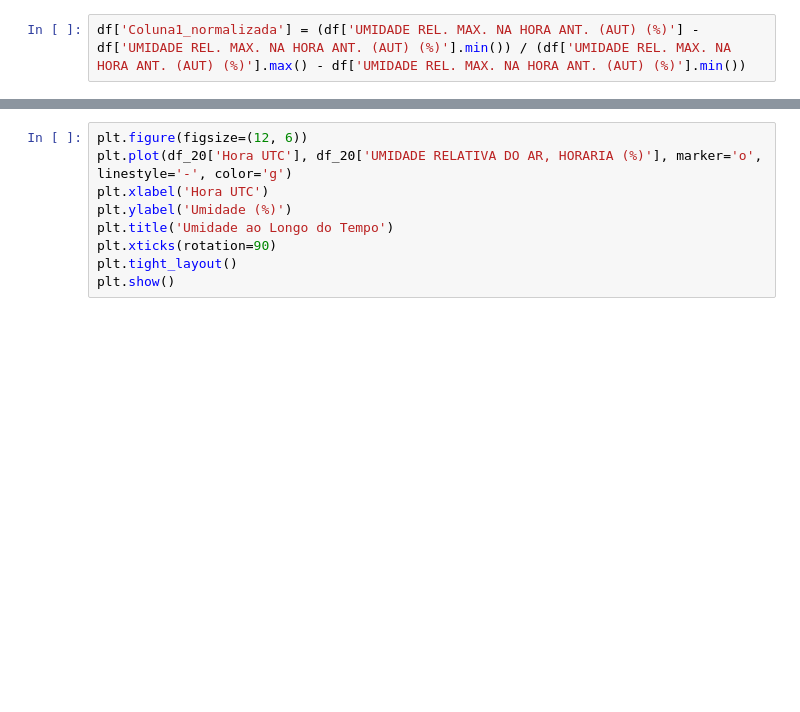
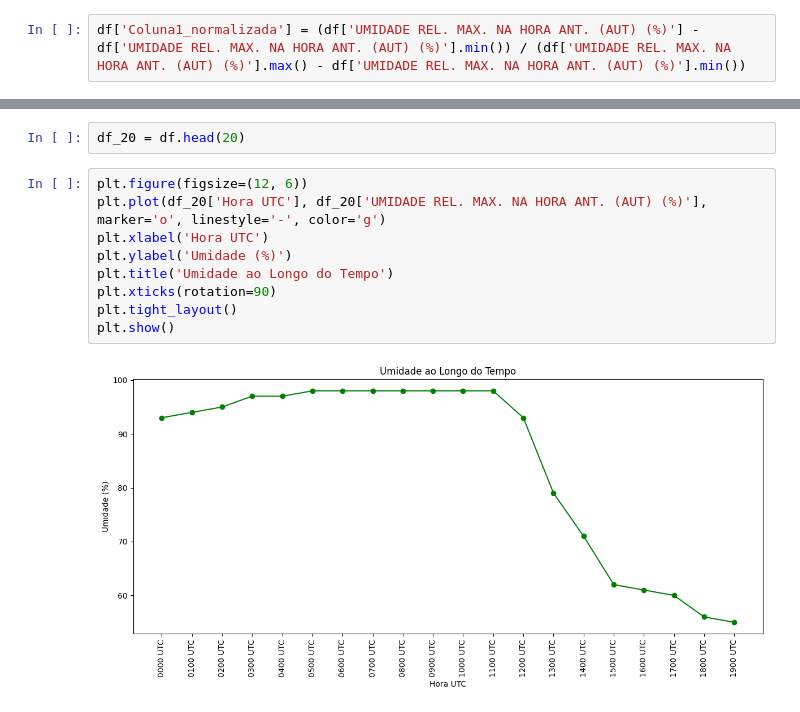
Before and after one commit to reprograma/on35-python-s11-pandas-numpy-I, a Jupyter notebook: exercicios/para-sala/exercicio.ipynb, the cells around one changed output, grey strips where cells are left out. Drawn from its saved outputs; the diff is of its cells as text; blank space fills up the shorter version.

```diff
--- a/exercicios/para-sala/exercicio.ipynb
+++ b/exercicios/para-sala/exercicio.ipynb
@@ -352,9 +382,13 @@ Instalando o matplolib
+# %%
+df_20 = df.head(20)
 # %%
 plt.figure(figsize=(12, 6))
-plt.plot(df_20['Hora UTC'], df_20['UMIDADE RELATIVA DO AR, HORARIA (%)'], marker='o', linestyle='-', color='g')
+plt.plot(df_20['Hora UTC'], df_20['UMIDADE REL. MAX. NA HORA ANT. (AUT) (%)'], marker='o', linestyle='-', color='g')
 plt.xlabel('Hora UTC')
 plt.ylabel('Umidade (%)')
 plt.title('Umidade ao Longo do Tempo')
 plt.xticks(rotation=90)
 plt.tight_layout()
 plt.show()
+# %% [output]
+[figure, added]
```
Also changed, not shown: parts of 7 cells of this notebook.
